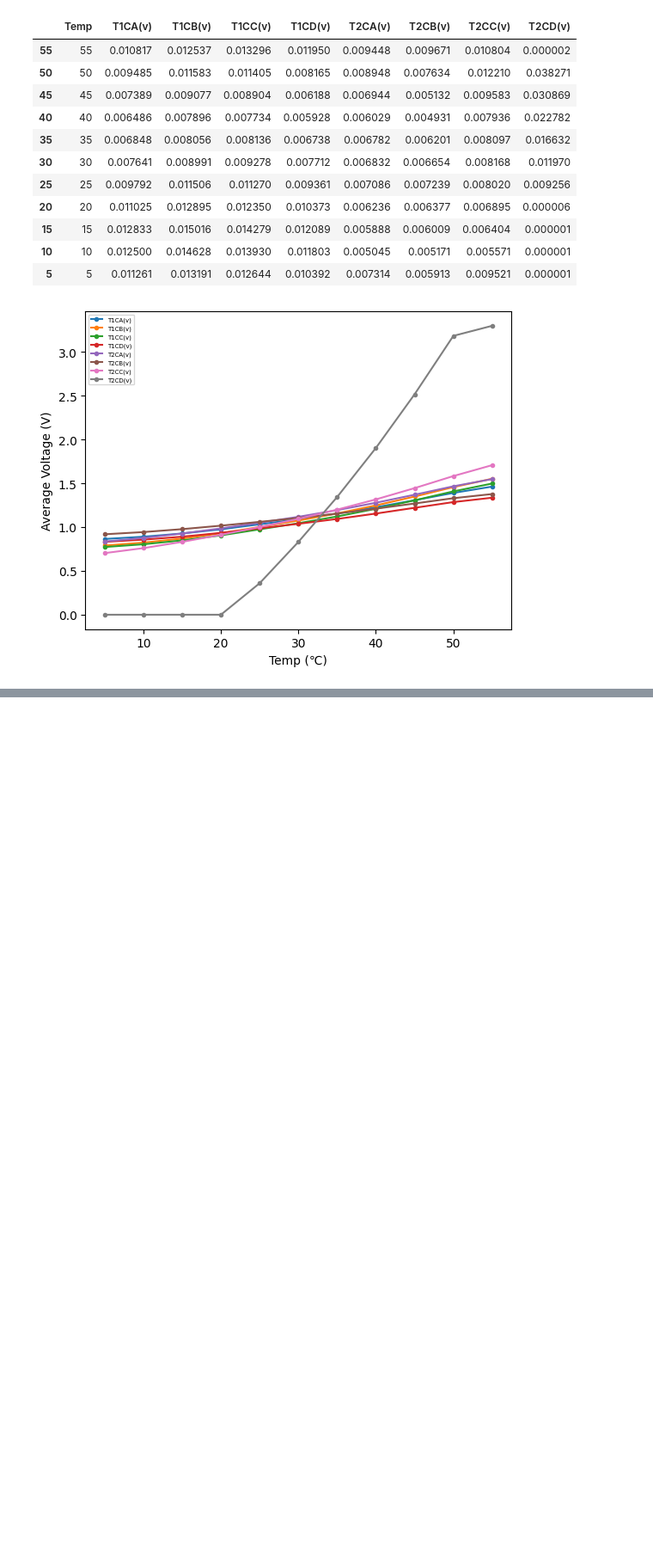
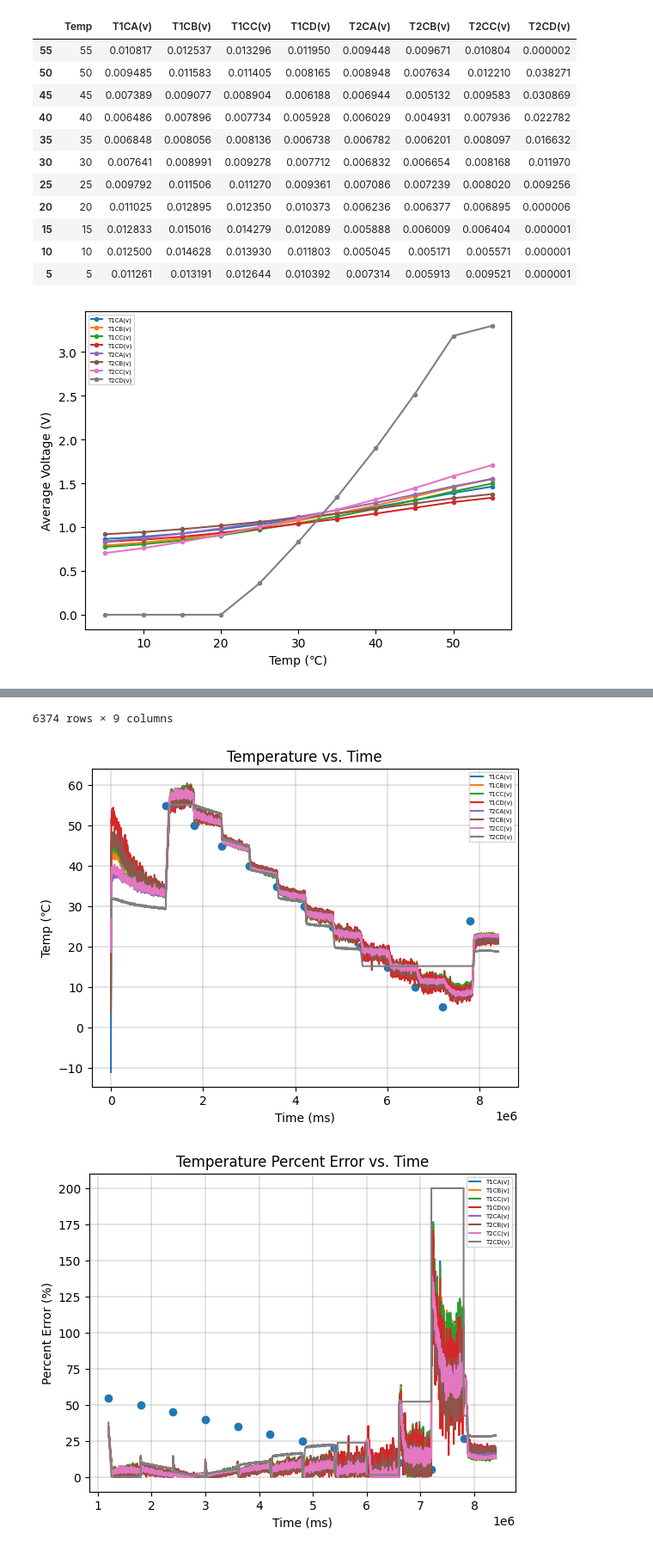
Before and after one commit to RIT-Landsat-Field-Radiometers/Chamber-Testing, a Jupyter notebook: radiometer_jupyter.ipynb, the cells around one changed output, grey strips where cells are left out. Shown at 86% size. Drawn from its saved outputs; the diff is of its cells as text; code cells hidden in the pictures; blank space fills up the shorter version.

```diff
--- a/radiometer_jupyter.ipynb
+++ b/radiometer_jupyter.ipynb
@@ -151,3 +173,52 @@ def quadratic_fit(x, a, b, c):
 
 def gaussian_fit(x, A, mu, sigma):
     return A * np.exp(-(x - mu)**2 / (2 * sigma**2))
+# %%
+#obtain curves for data
+temp_popt = {}
+temp_pcov = {}
+plt.figure()
+bb_index = np.arange(1.2e6,8.4e6,0.6e6)
+data_temp = data.copy()
+temp_error = pd.DataFrame()
+for chan in channel_col:
+    temp_popt[chan], temp_pcov[chan] = curve_fit(linear_fit, ch_avgs[chan], ch_avgs["Temp"])
+    calc_temp = linear_fit(data[chan], *temp_popt[chan])
+    data_temp[chan] = calc_temp
+    plt.plot(data["Time(ms)"], calc_temp)
+    plt.xlabel("Time (ms)")
+    plt.ylabel("Temp (\N{DEGREE CELSIUS})")
+
+plt.title("Temperature vs. Time")
+plt.grid(color='gray', linestyle='-', linewidth=0.3)
+plt.legend(channel_col, fontsize = 5)
+plt.scatter(bb_index, bb_df['BB Temp'])
+
+#Plot error
+plt.figure()
+lower_bound = 1200000
+#display(data_temp)
+for i in range(0, bb_df['BB Temp'].size):
+    bb_temp = bb_df['BB Temp']
+    data_temp_interval = data_temp[(data_temp["Time(ms)"] > (lower_bound)) & (data_temp["Time(ms)"] < (lower_bound + time_interval_ms))]
+    #display(data_temp_interval)
+    temp_error = pd.concat([temp_error, ((abs((data_temp_interval[channel_col] - bb_temp[i])/bb_temp[i])) * 100)]) #convert the voltage to a temp and calculate percent error
+    lower_bound += time_interval_ms
+temp_times = data_temp[(data_temp["Time(ms)"] > (1200000)) & (data_temp["Time(ms)"] < (lower_bound))]["Time(ms)"]
+temp_error.insert(loc = 0,column = 'Time(ms)', value = temp_times)
+
+for ch in channel_col:
+    plt.plot(temp_error["Time(ms)"], temp_error[ch])
+
+plt.xlabel("Time (ms)")
+plt.ylabel("Percent Error (%)")
+plt.title("Temperature Percent Error vs. Time")
+plt.grid(color='gray', linestyle='-', linewidth=0.3)
+plt.legend(channel_col, fontsize = 5)
+plt.scatter(bb_index, bb_df['BB Temp'])
+display(temp_error)
+#plt.plot(data["Time(ms)"], linear_fit(data["T2CD(v)"], *temp_popt["T2CD(v)"]))
+#plt.plot(data["T1CB(v)"], linear_fit(data["T1CB(v)"], *temp_popt["T1CB(v)"]))
+
+#line up BB temp and measured temp, find error
+# %% [output]
@@ -154 +237,4 @@ def gaussian_fit(x, A, mu, sigma):
+6374 rows × 9 columns
+[figure, added]
+[figure, added]
 # %%
```
Also changed, not shown: parts of 10 cells of this notebook, 1 other file.
